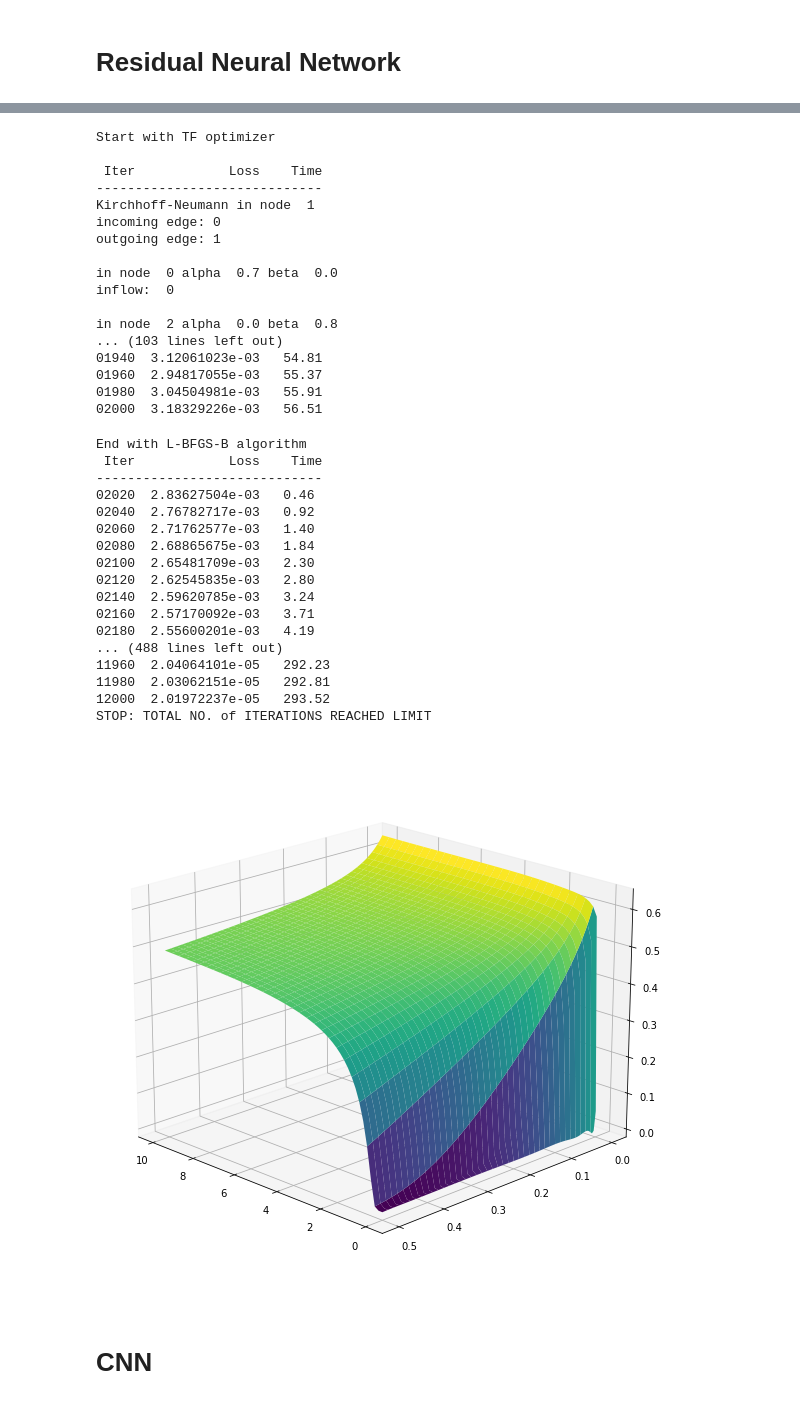
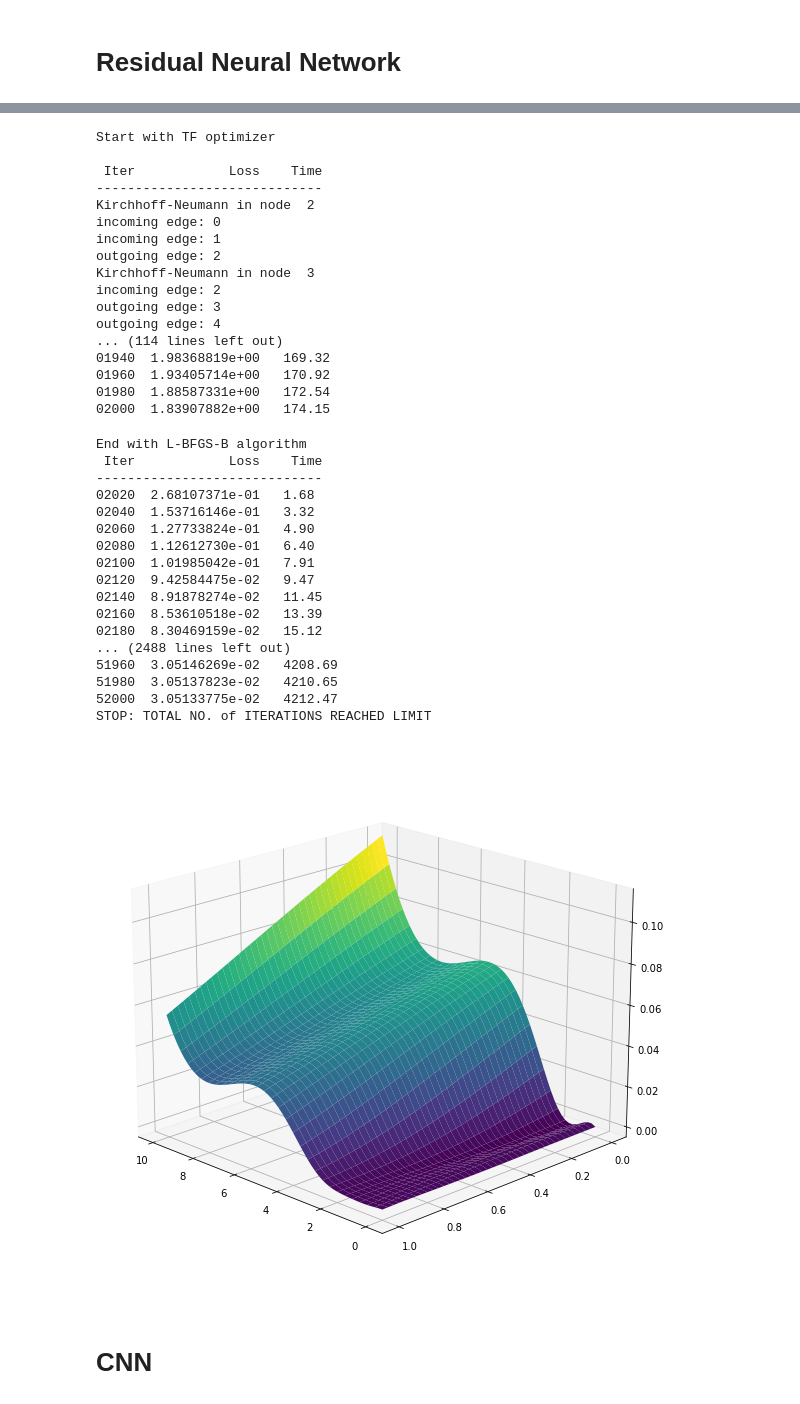
Before and after one commit to TomRiem/Master-Thesis-Riemer, a Jupyter notebook: Jupyter/old stuff/comparison_NetPINNs.ipynb, the cells around one changed output, grey strips where cells are left out. Cells and saved outputs as stored; diff of their text form; code cells hidden in the pictures.

```diff
--- a/Jupyter/old stuff/comparison_NetPINNs.ipynb
+++ b/Jupyter/old stuff/comparison_NetPINNs.ipynb
@@ -1232,7 +1232,7 @@ ax.view_init(19, 135)
 # %% [markdown]
 # Residual Neural Network
 # %%
-gPINN_ResNet = GraphPINN(A, dirichletNodes, dirichletAlpha, dirichletBeta, lb, ub)
+gPINN_ResNet = GraphPINN(A, dirichletNodes, dirichletAlpha, dirichletBeta, lb, ub, 'ResNet')
 N_0 = 1000
 N_b = 1000
 N_r = 4000
@@ -1270,19 +1270,19 @@ Start with TF optimizer
 
  Iter            Loss    Time
 -----------------------------
-Kirchhoff-Neumann in node  1
+Kirchhoff-Neumann in node  2
 incoming edge: 0
-outgoing edge: 1
-
-in node  0 alpha  0.7 beta  0.0
-inflow:  0
-
-in node  2 alpha  0.0 beta  0.8
-... (103 lines left out)
-01940  3.12061023e-03   54.81
-01960  2.94817055e-03   55.37
-01980  3.04504981e-03   55.91
-02000  3.18329226e-03   56.51
+incoming edge: 1
+outgoing edge: 2
+Kirchhoff-Neumann in node  3
+incoming edge: 2
+outgoing edge: 3
+outgoing edge: 4
+... (114 lines left out)
+01940  1.98368819e+00   169.32
+01960  1.93405714e+00   170.92
+01980  1.88587331e+00   172.54
+02000  1.83907882e+00   174.15
 # %%
 print('End with L-BFGS-B algorithm')
 coarse = False
@@ -1296,8 +1296,8 @@ if coarse:
                                      'maxls': 50,
                                      'ftol': 1e-12})
 else:
-    ret = solver_ResNet.solve_with_ScipyOptimizer(options={'maxiter': 5000,
-                                     'maxfun': 50000,
+    ret = solver_ResNet.solve_with_ScipyOptimizer(options={'maxiter': 50000,
+                                     'maxfun': 500000,
                                      'maxcor': 50,
                                      'maxls': 50,
                                      'ftol': 1.0*np.finfo(float).eps})
@@ -1306,38 +1306,38 @@ print(ret.message)
 End with L-BFGS-B algorithm
  Iter            Loss    Time
 -----------------------------
-02020  2.83627504e-03   0.46
-02040  2.76782717e-03   0.92
-02060  2.71762577e-03   1.40
-02080  2.68865675e-03   1.84
-02100  2.65481709e-03   2.30
-02120  2.62545835e-03   2.80
-02140  2.59620785e-03   3.24
-02160  2.57170092e-03   3.71
-02180  2.55600201e-03   4.19
-... (488 lines left out)
-11960  2.04064101e-05   292.23
-11980  2.03062151e-05   292.81
-12000  2.01972237e-05   293.52
+02020  2.68107371e-01   1.68
+02040  1.53716146e-01   3.32
+02060  1.27733824e-01   4.90
+02080  1.12612730e-01   6.40
+02100  1.01985042e-01   7.91
+02120  9.42584475e-02   9.47
+02140  8.91878274e-02   11.45
+02160  8.53610518e-02   13.39
+02180  8.30469159e-02   15.12
+... (2488 lines left out)
+51960  3.05146269e-02   4208.69
+51980  3.05137823e-02   4210.65
+52000  3.05133775e-02   4212.47
 STOP: TOTAL NO. of ITERATIONS REACHED LIMIT
 # %%
-Eidx = 0
+Eidx = 4
 
 fig = plt.figure(figsize=(12, 10))
 ax = fig.add_subplot(111, projection='3d')
 Nt = 60
 Nx = 120
 
 tspace = tf.linspace(lb[0], ub[0], Nt + 1)
 xspace = tf.reshape(tf.linspace(lb[1], ub[1], Nx + 1), [-1, 1])
 T, X = tf.meshgrid(tspace, xspace)
 TX=tf.stack([tf.reshape(T,-1), tf.reshape(X,-1)],axis=1)
 U = solver_ResNet.graphPINN.NNs[Eidx](TX) #-  solver.graphPINN.NNs[1](TX)
 U = tf.reshape(U, T.shape)
 ax.plot_surface(T, X, U, cmap='viridis')
 ax.view_init(19, 135)
 # %% [output]
-[figure, old version]
+[figure, new version]
 # %% [markdown]
 # CNN
 # %%
```
Also changed, not shown: parts of 17 cells of this notebook, 22 other files.
